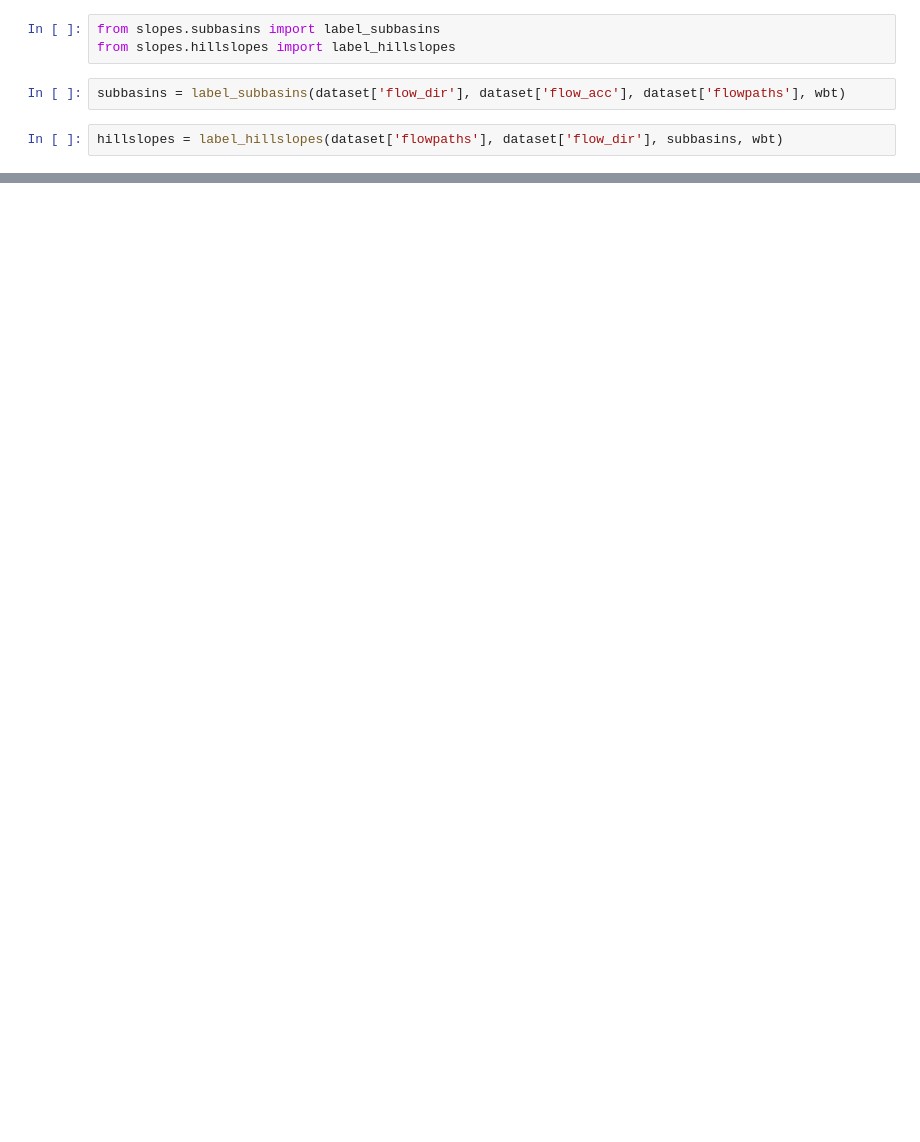
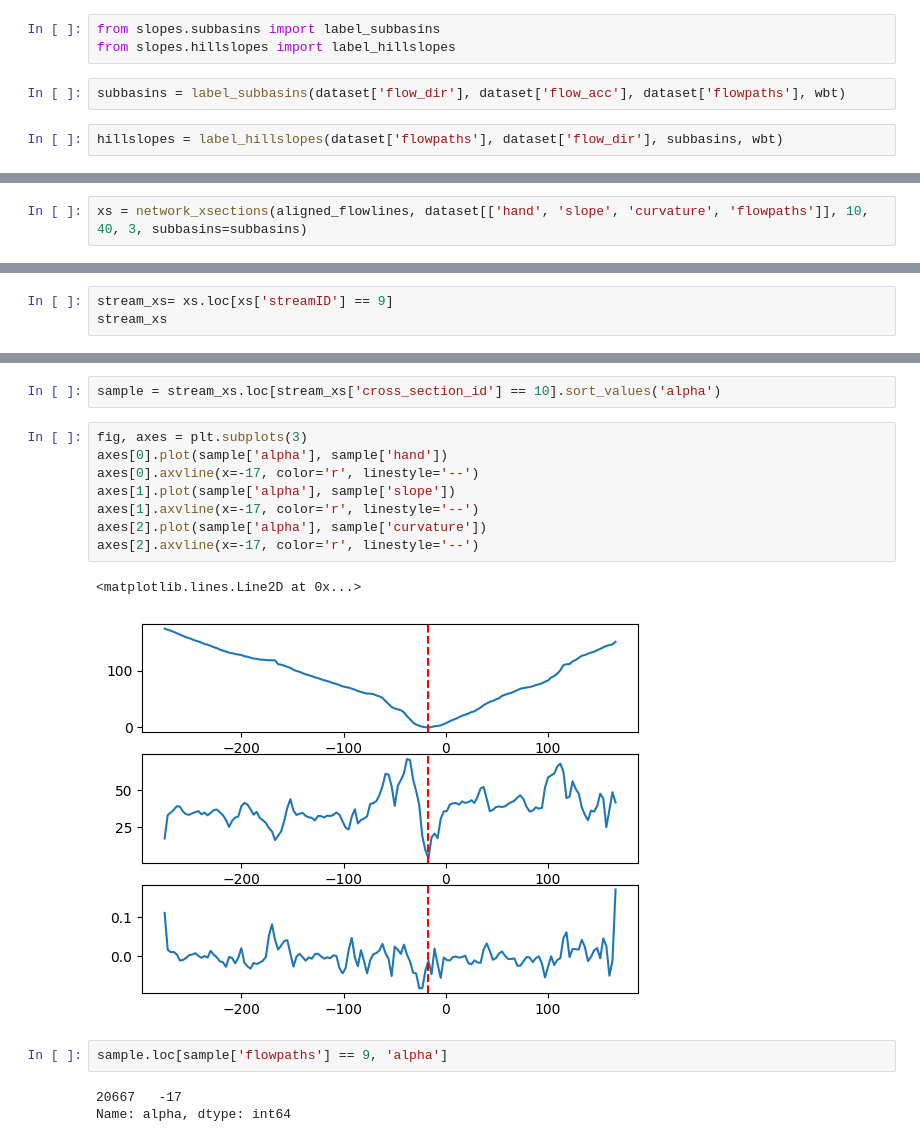
Before and after one commit to avkoehl/valleyx, a Jupyter notebook: notebooks/valleyfloor_test.ipynb, the cells around one changed output, grey strips where cells are left out. Saved outputs shown, nothing was run; the diff lists cells and outputs as text; blank space fills up the shorter version.

Commit message:
network xsections working

```diff
--- a/notebooks/valleyfloor_test.ipynb
+++ b/notebooks/valleyfloor_test.ipynb
@@ -30,0 +53,2 @@ hillslopes = label_hillslopes(dataset['flowpaths'], dataset['flow_dir'], subbasi
+# %%
+xs = network_xsections(aligned_flowlines, dataset[['hand', 'slope', 'curvature', 'flowpaths']], 10, 40, 3, subbasins=subbasins)
@@ -30,0 +71,3 @@ hillslopes = label_hillslopes(dataset['flowpaths'], dataset['flow_dir'], subbasi
+# %%
+stream_xs= xs.loc[xs['streamID'] == 9]
+stream_xs
@@ -30,0 +88,18 @@ hillslopes = label_hillslopes(dataset['flowpaths'], dataset['flow_dir'], subbasi
+# %%
+sample = stream_xs.loc[stream_xs['cross_section_id'] == 10].sort_values('alpha')
+# %%
+fig, axes = plt.subplots(3)
+axes[0].plot(sample['alpha'], sample['hand'])
+axes[0].axvline(x=-17, color='r', linestyle='--')
+axes[1].plot(sample['alpha'], sample['slope'])
+axes[1].axvline(x=-17, color='r', linestyle='--')
+axes[2].plot(sample['alpha'], sample['curvature'])
+axes[2].axvline(x=-17, color='r', linestyle='--')
+# %% [output]
+<matplotlib.lines.Line2D at 0x...>
+[figure, added]
+# %%
+sample.loc[sample['flowpaths'] == 9, 'alpha']
+# %% [output]
+20667   -17
+Name: alpha, dtype: int64
```
Also changed, not shown: parts of 7 cells of this notebook, 2 other files.
